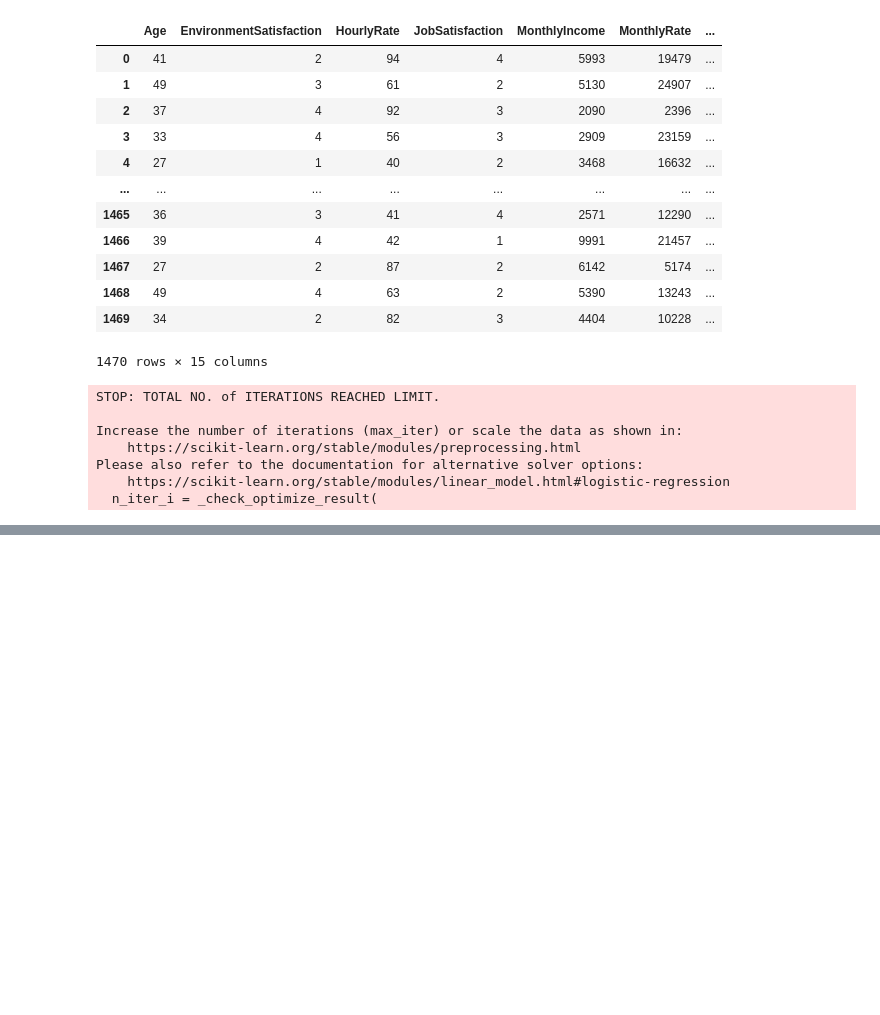
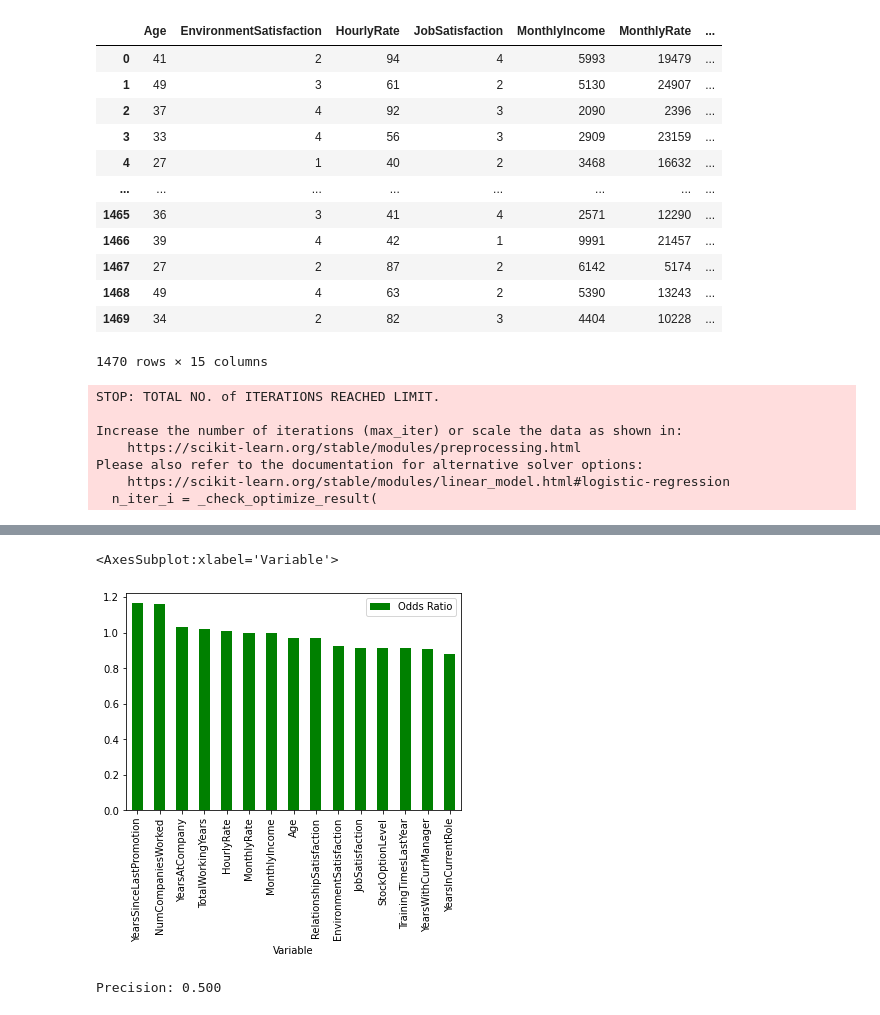
Before and after one commit to HannahZZY/Senior_Project_Hannah, a Jupyter notebook: DA401 codes.ipynb, the cells around one changed output, grey strips where cells are left out. Saved outputs shown, nothing was run; the diff lists cells and outputs as text; code cells hidden in the pictures; blank space fills up the shorter version.

```diff
--- a/DA401 codes.ipynb
+++ b/DA401 codes.ipynb
@@ -537,0 +533,7 @@ LR
+# %%
+LR = pd.DataFrame()
+LR["Variable"] = Linear
+LR["Coefficient"] = Coefficient
+LR["Odds Ratio"] = math.e**(LR["Coefficient"])
+LR = LR.sort_values(by = "Odds Ratio", ascending = False)
+LR
@@ -537,0 +557,12 @@ LR
+# %%
+LR.plot(x="Variable", y="Odds Ratio", kind="bar", color = "green")
+# %% [output]
+<AxesSubplot:xlabel='Variable'>
+[figure, added]
+# %%
+from sklearn.metrics import precision_score
+
+# calculate prediction
+print('Precision: %.3f' % precision_score(y_test,y_results))
+# %% [output]
+Precision: 0.500
```
Also changed, not shown: parts of 17 cells of this notebook, 1 other file.
